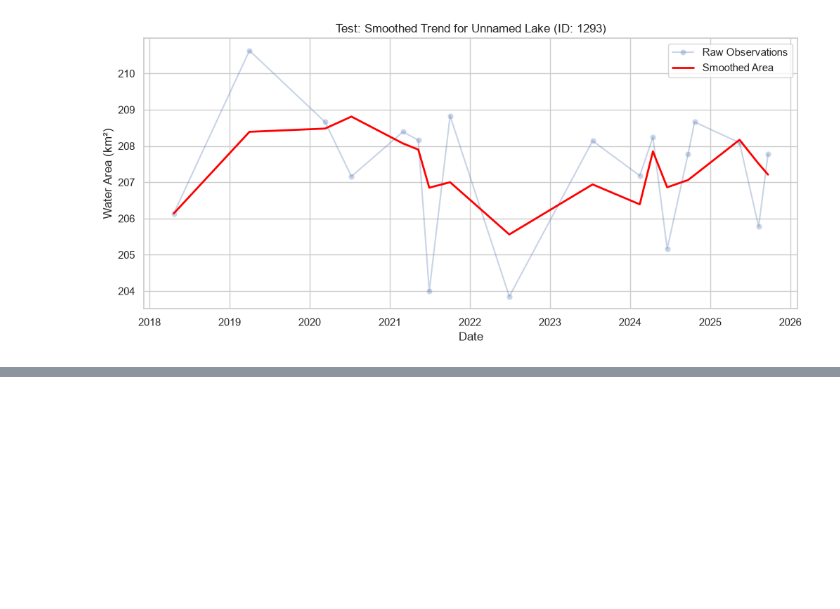
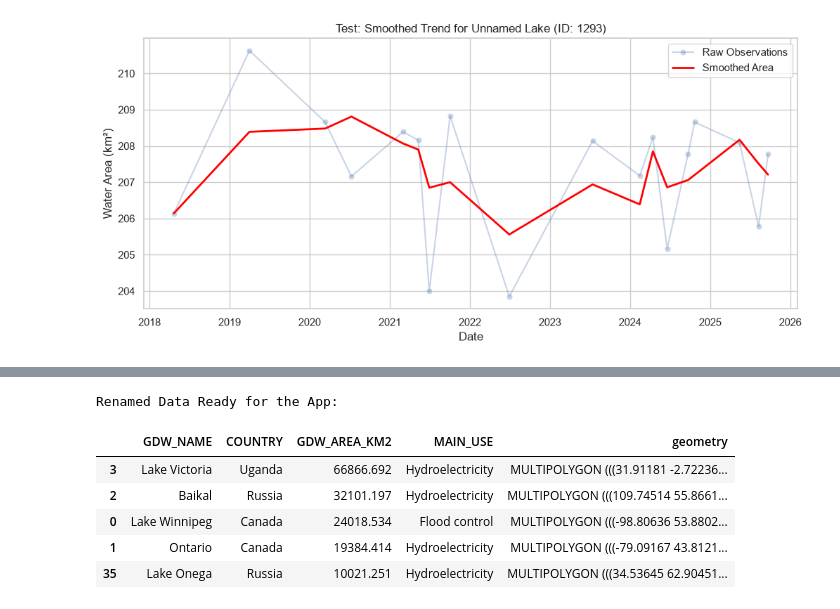
Before and after one commit to tomas-michalik11/water_surfaces, a Jupyter notebook: notebook.ipynb, the cells around one changed output, grey strips where cells are left out. Drawn from its saved outputs; the diff is of its cells as text; code cells hidden in the pictures; blank space fills up the shorter version.

```diff
--- a/notebook.ipynb
+++ b/notebook.ipynb
@@ -542,0 +641,15 @@ Testing unnamed lake with Hylak ID: 1293
+# %%
+# Select only the columns we actually want for the app (now in UPPERCASE)
+useful_cols = [
+    'GDW_ID', 'RES_NAME', 'COUNTRY', 'AREA_SKM',
+    'CAP_MCM', 'DEPTH_M', 'YEAR_DAM', 'MAIN_USE', 'geometry'
+]
+
+# Keep only the useful columns
+gdf_clean = gdf[useful_cols].copy()
+
+# Show the top 5 largest reservoirs in the dataset by Area
+largest_reservoirs = gdf_clean.sort_values(by='AREA_SKM', ascending=False).head(5)
+
+print("\nTop 5 Largest Reservoirs:")
+largest_reservoirs[['RES_NAME', 'COUNTRY', 'AREA_SKM', 'MAIN_USE']]
@@ -542,0 +664,24 @@ Testing unnamed lake with Hylak ID: 1293
+# %%
+# Rename the columns to what we want in the app
+rename_dict = {
+    'RES_NAME': 'GDW_NAME',
+    'AREA_SKM': 'GDW_AREA_KM2'
+}
+
+gdf_clean = gdf_clean.rename(columns=rename_dict)
+
+# Now let's grab just the final columns you requested
+final_cols = ['GDW_NAME', 'COUNTRY', 'GDW_AREA_KM2', 'MAIN_USE', 'geometry']
+gdf_app = gdf_clean[final_cols].copy()
+
+# Let's check the result!
+print("Renamed Data Ready for the App:")
+gdf_app.sort_values(by='GDW_AREA_KM2', ascending=False).head(5)
+# %% [output]
+Renamed Data Ready for the App:
+|  | GDW_NAME | COUNTRY | GDW_AREA_KM2 | MAIN_USE | geometry |
+| 3 | Lake Victoria | Uganda | 66866.692 | Hydroelectricity | MULTIPOLYGON (((31.91181 -2.72236... |
+| 2 | Baikal | Russia | 32101.197 | Hydroelectricity | MULTIPOLYGON (((109.74514 55.8661... |
+| 0 | Lake Winnipeg | Canada | 24018.534 | Flood control | MULTIPOLYGON (((-98.80636 53.8802... |
+| 1 | Ontario | Canada | 19384.414 | Hydroelectricity | MULTIPOLYGON (((-79.09167 43.8121... |
+| 35 | Lake Onega | Russia | 10021.251 | Hydroelectricity | MULTIPOLYGON (((34.53645 62.90451... |
```
Also changed, not shown: parts of 14 cells of this notebook, 8 other files.
